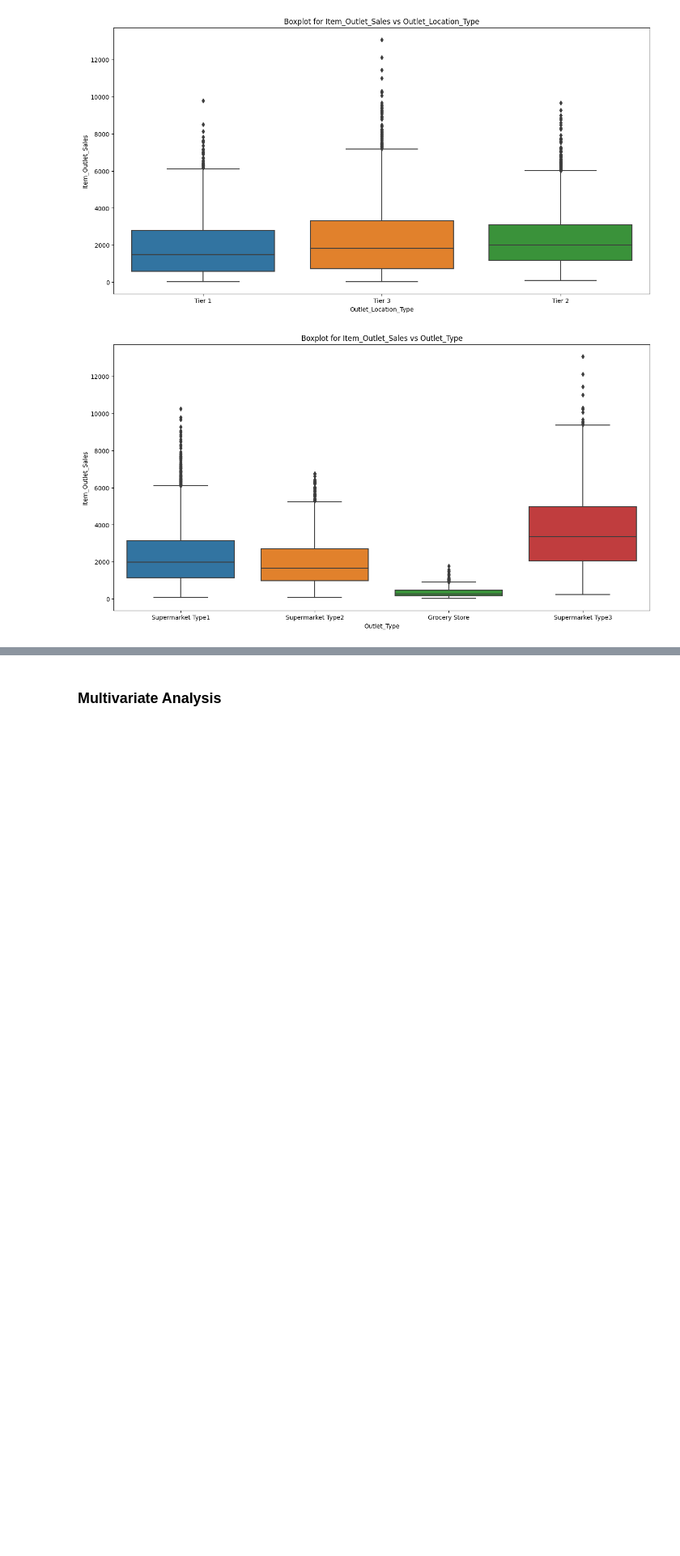
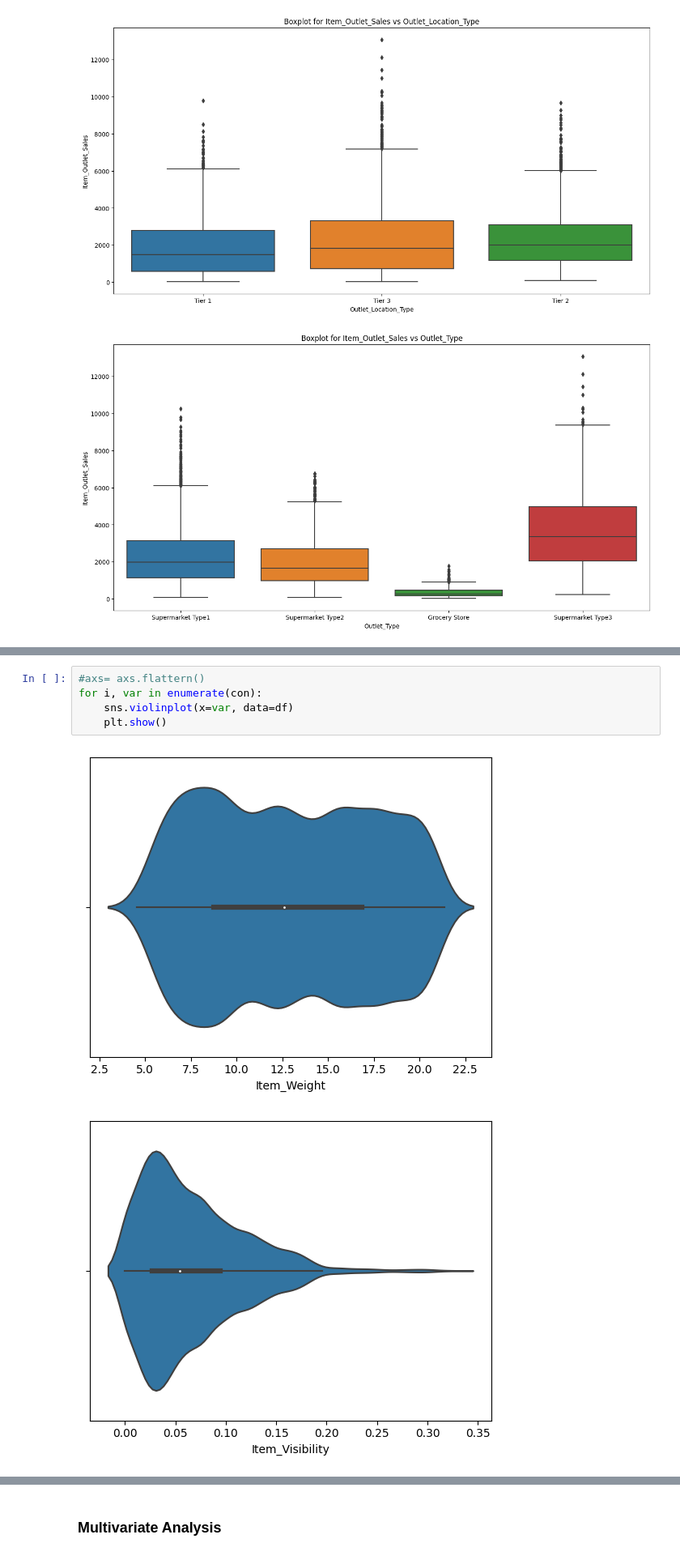
Before and after one commit to dpksomvanshi/Code-Repository, a Jupyter notebook: Store Sales Prediction/StoreSalesPrediction.ipynb, the cells around one changed output, grey strips where cells are left out. Shown at 81% size. Drawn from its saved outputs; the diff is of its cells as text; blank space fills up the shorter version.

```diff
--- a/Store Sales Prediction/StoreSalesPrediction.ipynb
+++ b/Store Sales Prediction/StoreSalesPrediction.ipynb
@@ -186,0 +195,8 @@ for i in cat:
+# %%
+#axs= axs.flattern()
+for i, var in enumerate(con):
+    sns.violinplot(x=var, data=df)
+    plt.show()
+# %% [output]
+[figure, added]
+[figure, added]
```
Also changed, not shown: parts of 5 cells of this notebook, 4 other files.
